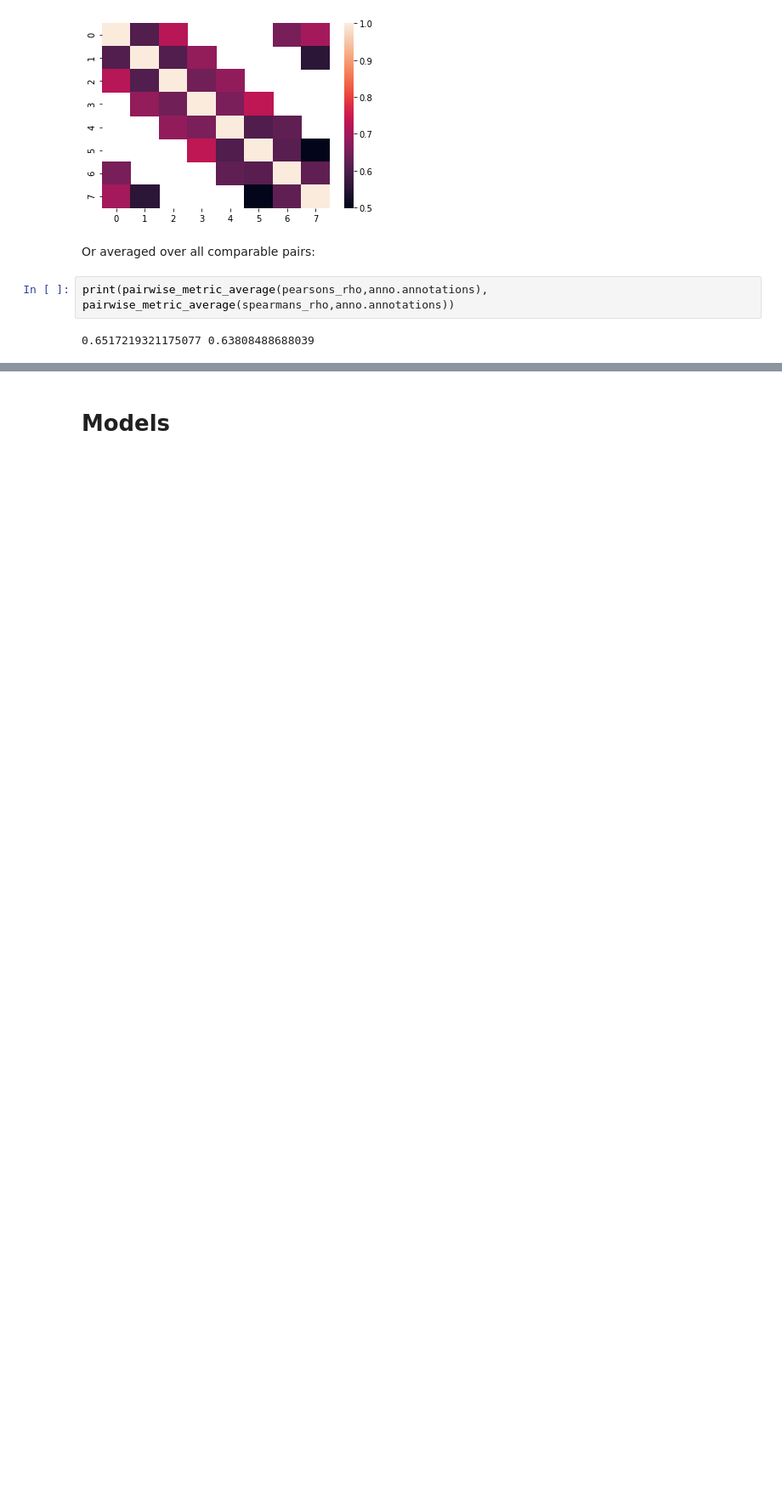
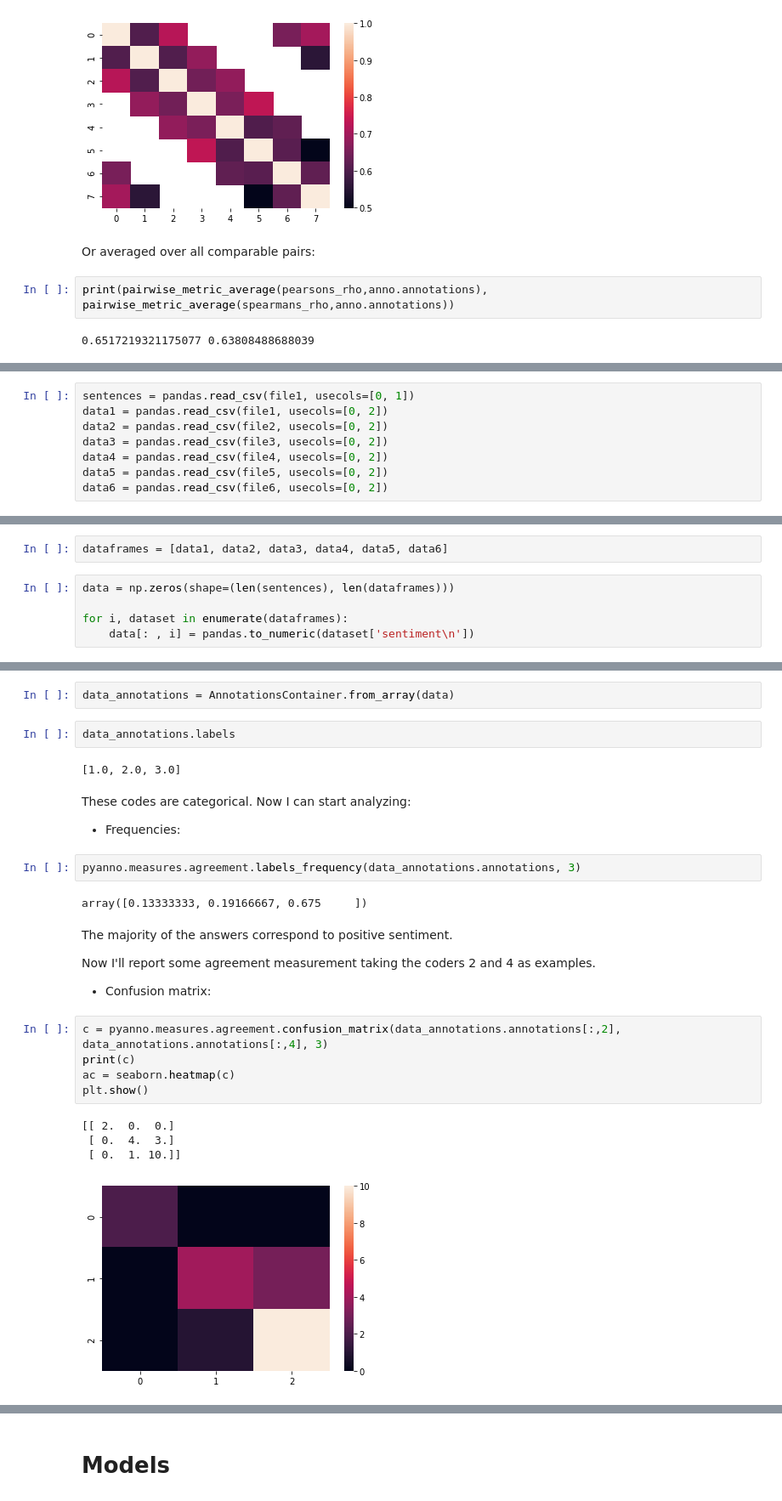
Before and after one commit to luisesanmartin/Content-Analysis-2020, a Jupyter notebook: week-2/2-Reliability.ipynb, the cells around one changed output, grey strips where cells are left out. Shown at 85% size. Cells and saved outputs as stored; diff of their text form; blank space fills up the shorter version.

```diff
--- a/week-2/2-Reliability.ipynb
+++ b/week-2/2-Reliability.ipynb
@@ -220,0 +243,8 @@ print(pairwise_metric_average(pearsons_rho,anno.annotations), pairwise_metric_av
+# %%
+sentences = pandas.read_csv(file1, usecols=[0, 1])
+data1 = pandas.read_csv(file1, usecols=[0, 2])
+data2 = pandas.read_csv(file2, usecols=[0, 2])
+data3 = pandas.read_csv(file3, usecols=[0, 2])
+data4 = pandas.read_csv(file4, usecols=[0, 2])
+data5 = pandas.read_csv(file5, usecols=[0, 2])
+data6 = pandas.read_csv(file6, usecols=[0, 2])
@@ -220,0 +253,7 @@ print(pairwise_metric_average(pearsons_rho,anno.annotations), pairwise_metric_av
+# %%
+dataframes = [data1, data2, data3, data4, data5, data6]
+# %%
+data = np.zeros(shape=(len(sentences), len(dataframes)))
+
+for i, dataset in enumerate(dataframes):
+    data[: , i] = pandas.to_numeric(dataset['sentiment\n'])
@@ -220,0 +291,30 @@ print(pairwise_metric_average(pearsons_rho,anno.annotations), pairwise_metric_av
+# %%
+data_annotations = AnnotationsContainer.from_array(data)
+# %%
+data_annotations.labels
+# %% [output]
+[1.0, 2.0, 3.0]
+# %% [markdown]
+These codes are categorical. Now I can start analyzing:
+
+* Frequencies:
+# %%
+pyanno.measures.agreement.labels_frequency(data_annotations.annotations, 3)
+# %% [output]
+array([0.13333333, 0.19166667, 0.675     ])
+# %% [markdown]
+The majority of the answers correspond to positive sentiment.
+
+Now I'll report some agreement measurement taking the coders 2 and 4 as examples.
+
+* Confusion matrix:
+# %%
+c = pyanno.measures.agreement.confusion_matrix(data_annotations.annotations[:,2], data_annotations.annotations[:,4], 3)
+print(c)
+ac = seaborn.heatmap(c)
+plt.show()
+# %% [output]
+[[ 2.  0.  0.]
+ [ 0.  4.  3.]
+ [ 0.  1. 10.]]
+[figure, added]
```
Also changed, not shown: parts of 51 cells of this notebook.
